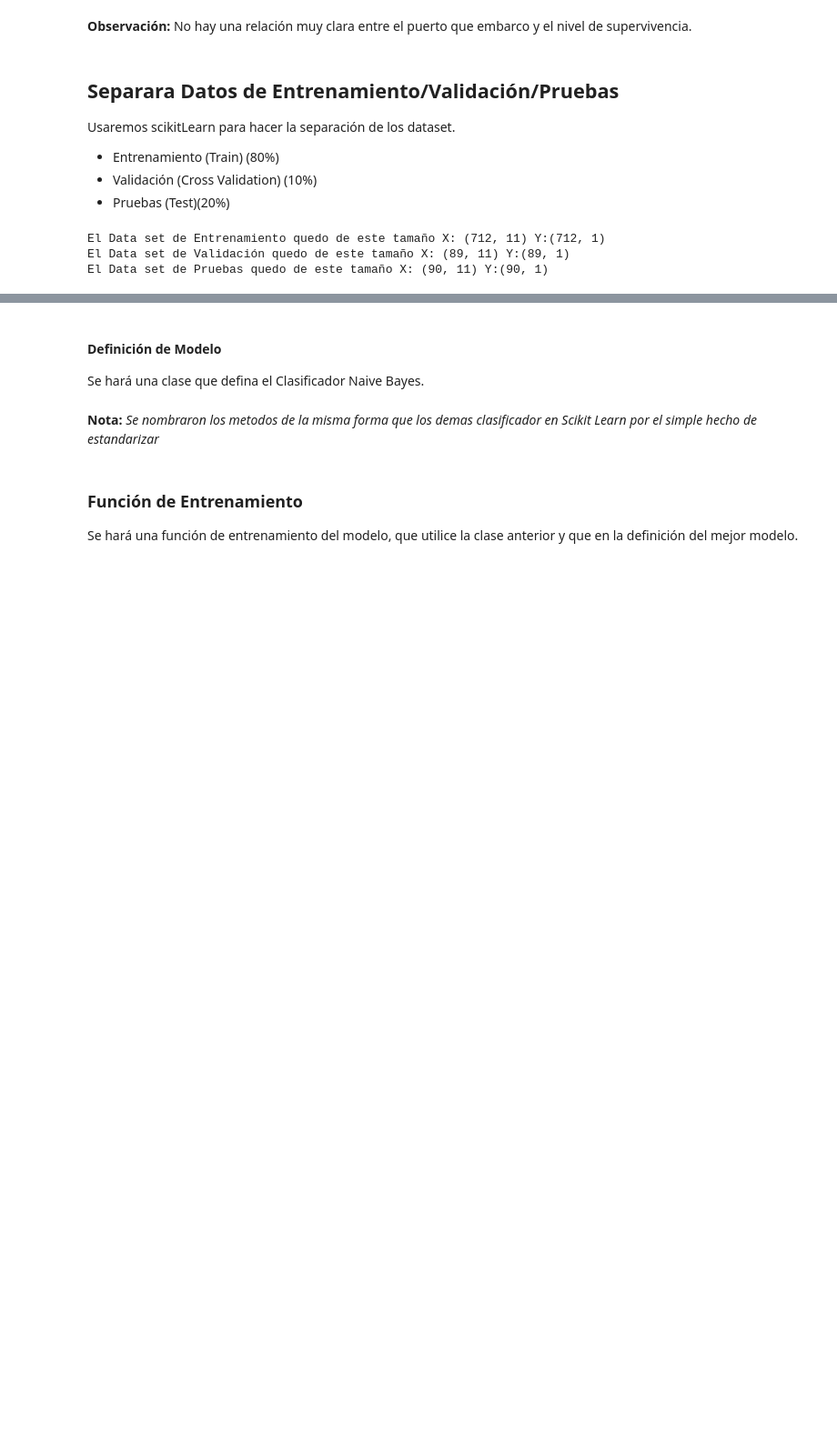
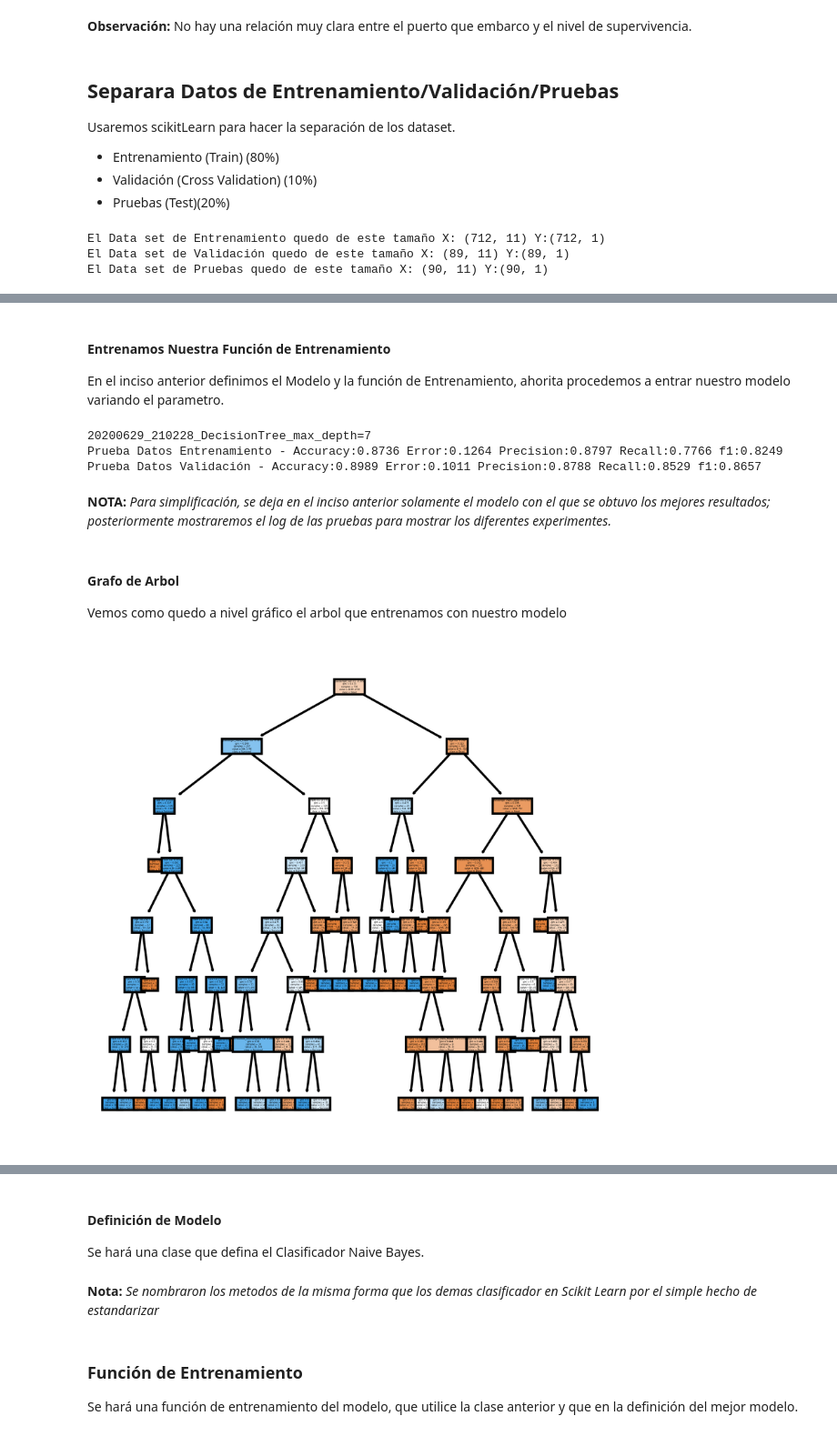
Before and after one commit to jonathanDeLeonGES/jupyterNotebooks, a Jupyter notebook: Proyecto Statistical Learning/Proyecto - Titanic - Modelos.ipynb, the cells around one changed output, grey strips where cells are left out. Shown at 91% size. Drawn from its saved outputs; the diff is of its cells as text; code cells hidden in the pictures; blank space fills up the shorter version.

Commit message:
Se corrigue Modelos SVM y DecisionTree Agregando Detalle

```diff
--- a/Proyecto Statistical Learning/Proyecto - Titanic - Modelos.ipynb
+++ b/Proyecto Statistical Learning/Proyecto - Titanic - Modelos.ipynb
@@ -641,5 +636,0 @@ El Data set de Pruebas quedo de este tamaño X: (90, 11) Y:(90, 1)
-# %%
-from sklearn import tree
-
-Tree_classifier = tree.DecisionTreeClassifier(max_depth = 5, random_state=0)
-Tree_classifier = Tree_classifier.fit(X_train,y_train )
@@ -866,0 +713,27 @@ Aquí no usaremos scikit Learn (ya que si incluye este modelo) y se hará de for
+# %% [markdown]
+#### Entrenamos Nuestra Función de Entrenamiento
+
+En el inciso anterior definimos el Modelo y la función de Entrenamiento, ahorita procedemos a entrar nuestro modelo variando el parametro.
+# %%
+##Seteamos los datos que enviaremos a la función de Entrenamiento
+max_depth=7
+
+DT_Classifier= EntrenamientoDT(max_depth,X_train,y_train,X_Validation,y_Validation)
+# %% [output]
+20200629_210228_DecisionTree_max_depth=7
+Prueba Datos Entrenamiento - Accuracy:0.8736 Error:0.1264 Precision:0.8797 Recall:0.7766 f1:0.8249
+Prueba Datos Validación - Accuracy:0.8989 Error:0.1011 Precision:0.8788 Recall:0.8529 f1:0.8657
+# %% [markdown]
+**NOTA:** *Para simplificación, se deja en el inciso anterior solamente el modelo con el que se obtuvo los mejores resultados; posteriormente mostraremos el log de las pruebas para mostrar los diferentes experimentes.*
+# %% [markdown]
+#### Grafo de Arbol
+
+Vemos como quedo a nivel gráfico el arbol que entrenamos con nuestro modelo
+# %%
+feature_names = np.array(X.columns)
+target_names = np.array(['Dead', 'Survived'])
+fig, axes = plt.subplots(nrows = 1,ncols = 1,figsize = (4,4), dpi=600)
+tree.plot_tree(DT_Classifier,feature_names = feature_names,class_names= target_names,filled=True )
+fig.savefig('assets/DecisionTree.png')
+# %% [output]
+[figure, added]
```
Also changed, not shown: parts of 41 cells of this notebook, 5 other files.
